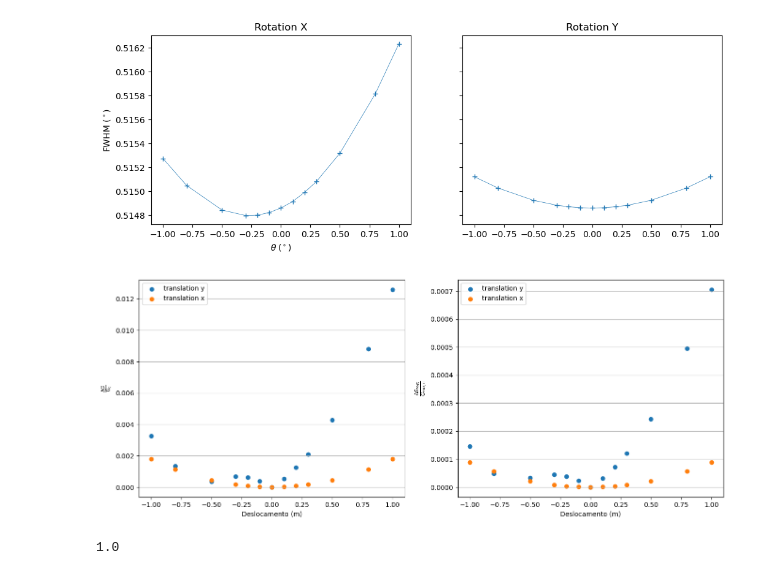
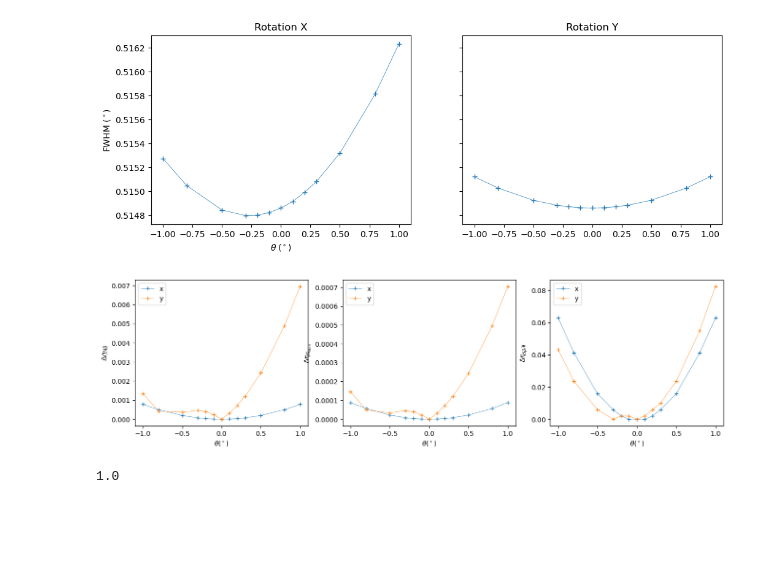
Before and after one commit to lbarosi/EMSimulationGrasp, a Jupyter notebook: notebooks/02_LB_GRASP_ANALYSIS.ipynb, the cells around one changed output. Drawn from its saved outputs; the diff is of its cells as text; code cells hidden in the pictures; blank space fills up the shorter version.

```diff
--- a/notebooks/02_LB_GRASP_ANALYSIS.ipynb
+++ b/notebooks/02_LB_GRASP_ANALYSIS.ipynb
@@ -238,23 +166,12 @@ plt.show();
 # %%
 df_n_y_rot = grasp.normalize(df_gain_rot_x_s)
 df_n_x_rot = grasp.normalize(df_gain_rot_y_s)
-# %%
-fig, ax = plt.subplots(ncols=2)
-ax[0].scatter(df_n_y_rot.Values, df_n_y_rot.delta_Gain, label="translation y")
-ax[0].scatter(df_n_x_rot.Values, df_n_x_rot.delta_Gain, label="translation x")
-ax[0].set_xlabel("Deslocamento (m)")
-ax[0].set_ylabel(r"$\frac{\Delta G}{G_0}$")
-ax[0].legend()
-ax[0].grid(axis="y")
-ax[1].scatter(df_n_y_rot.Values, df_n_y_rot.delta_Gain_Max, label="translation y")
-ax[1].scatter(df_n_x_rot.Values, df_n_x_rot.delta_Gain_Max, label="translation x")
-ax[1].set_xlabel("Deslocamento (m)")
-ax[1].set_ylabel(r"$\frac{\Delta G_{MAX}}{G_{MAX,0}}$")
-ax[1].legend()
-ax[1].grid(axis="y")
-plt.show();
-# %% [output]
-[figure, removed]
+# %%
+plot_mosaic(dfs = [df_n_x_rot, df_n_y_rot], variables=["delta_eta_MB", "delta_Gain_Max", "delta_Spill_Over"],
+            xlabel=r"$\theta (^\circ)$", labels=["x", "y"],
+            ylabels=[r"$\Delta \eta_{MB}$", r"$\Delta \eta_{G_{MAX}}$", r"$\Delta \eta_{spill}$"]);
+# %% [output]
+[figure, added]
 # %%
 df_n_x_rot[df_n_x_rot.delta_Gain <=0.01].Values.max()
 df_n_y_rot[df_n_y_rot.delta_Gain <=0.01].Values.max()
```
Also changed, not shown: parts of 18 cells of this notebook, 1 other file.
